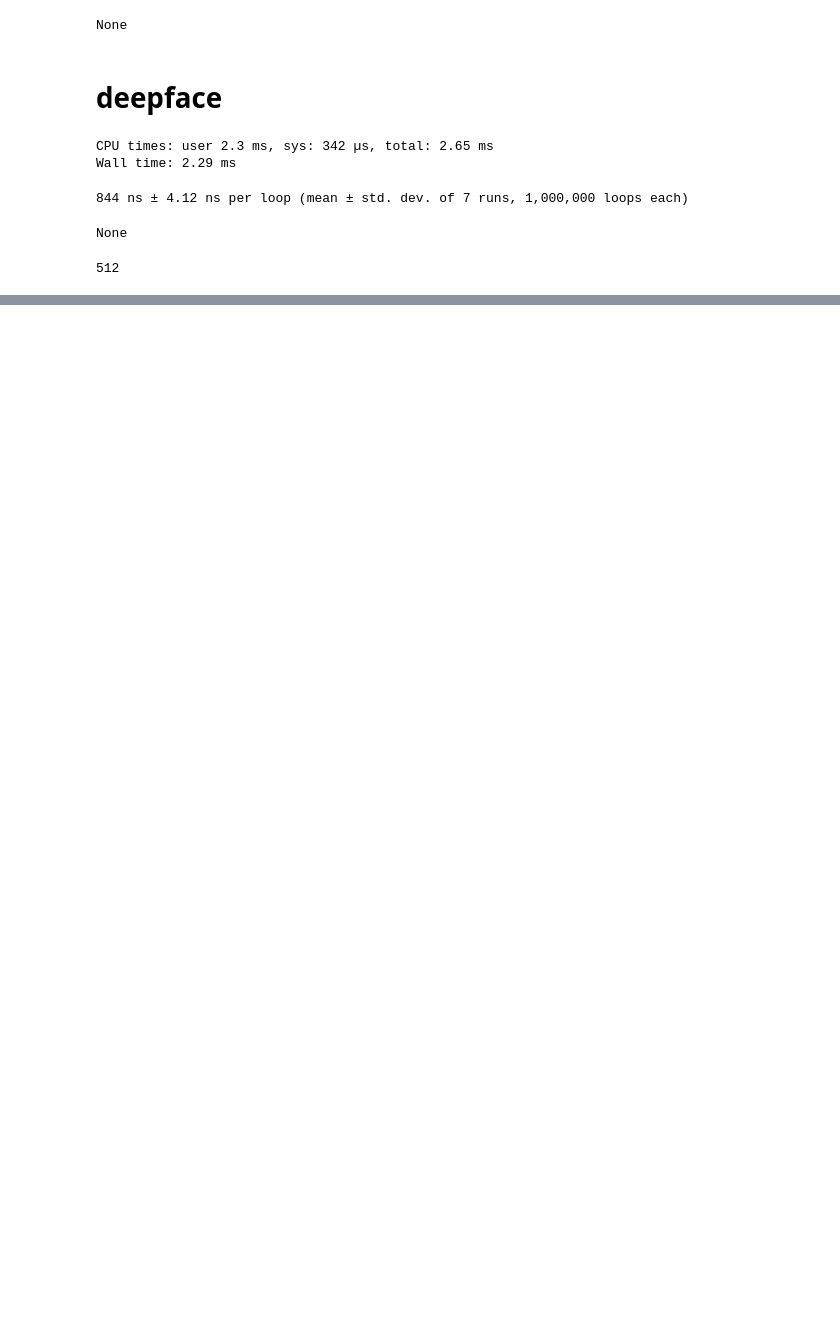
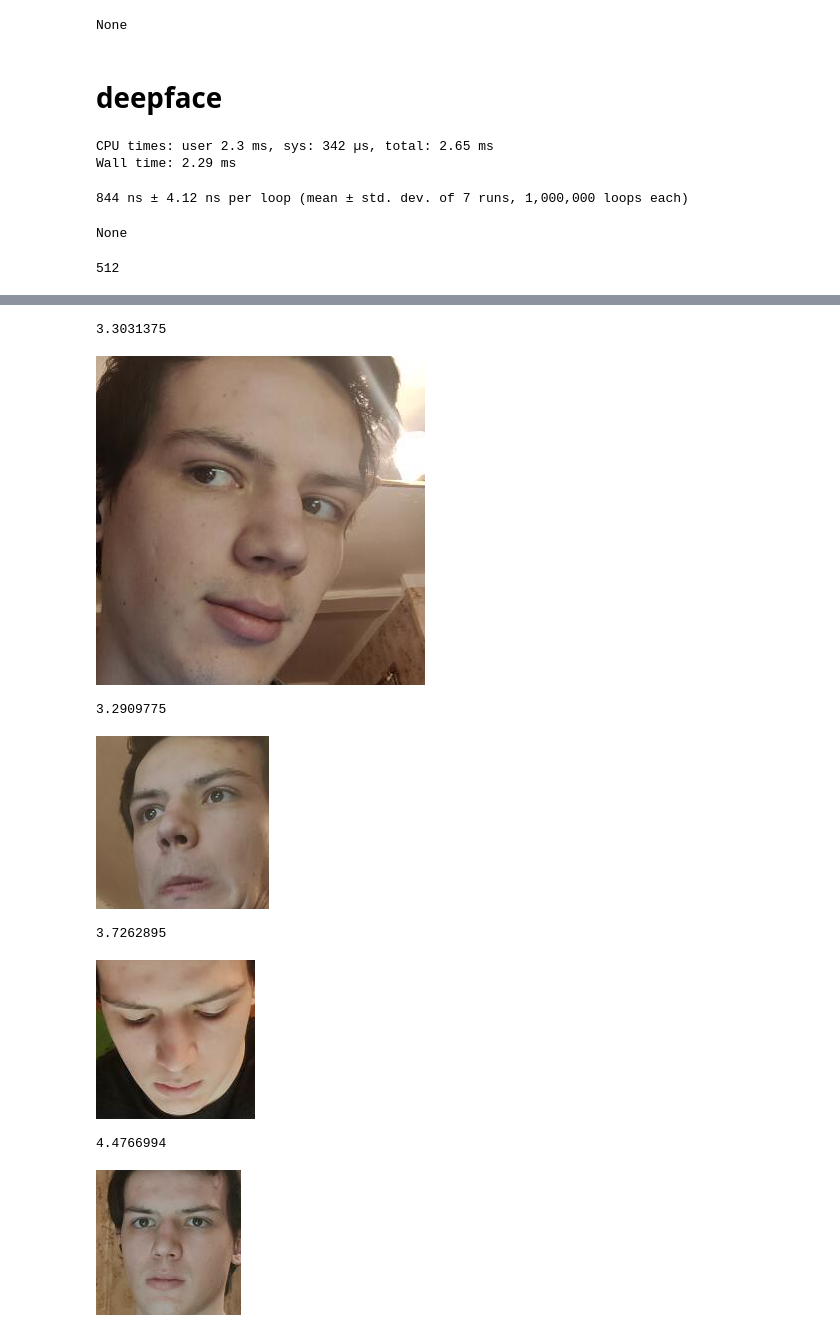
Before and after one commit to Batterlake/tdbm-secure-cctv, a Jupyter notebook: pybooks/video_detect.ipynb, the cells around one changed output, grey strips where cells are left out. Cells and saved outputs as stored; diff of their text form; code cells hidden in the pictures; blank space fills up the shorter version.

```diff
--- a/pybooks/video_detect.ipynb
+++ b/pybooks/video_detect.ipynb
@@ -233,0 +389,2 @@ input_shape_x, input_shape_y = functions.find_input_shape(model)
+# %%
+faces, locations, embeddings = detect_embedd(image, 'opencv', 'ArcFace')
@@ -233,0 +410,13 @@ input_shape_x, input_shape_y = functions.find_input_shape(model)
+# %%
+for f, e in zip(faces, embeddings):
+    print(np.linalg.norm(e))
+    Image.fromarray(f).show()
+# %% [output]
+3.3031375
+[figure, added]
+3.2909775
+[figure, added]
+3.7262895
+[figure, added]
+4.4766994
+[figure, added]
```
Also changed, not shown: parts of 14 cells of this notebook, 2 other files.
